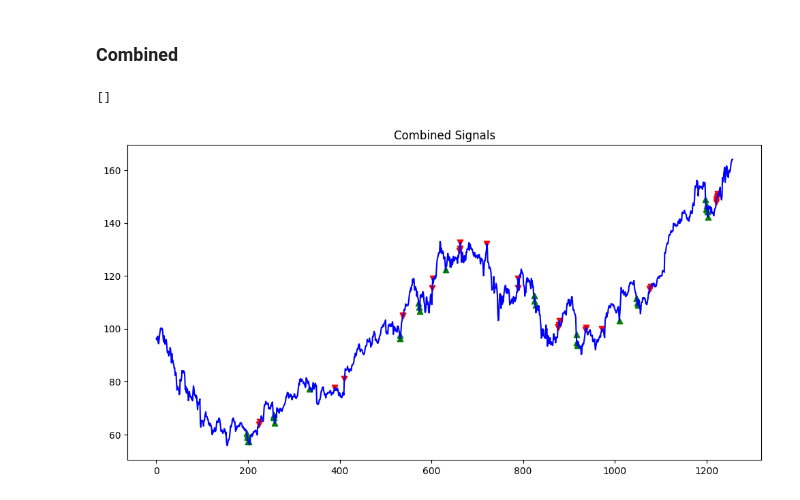
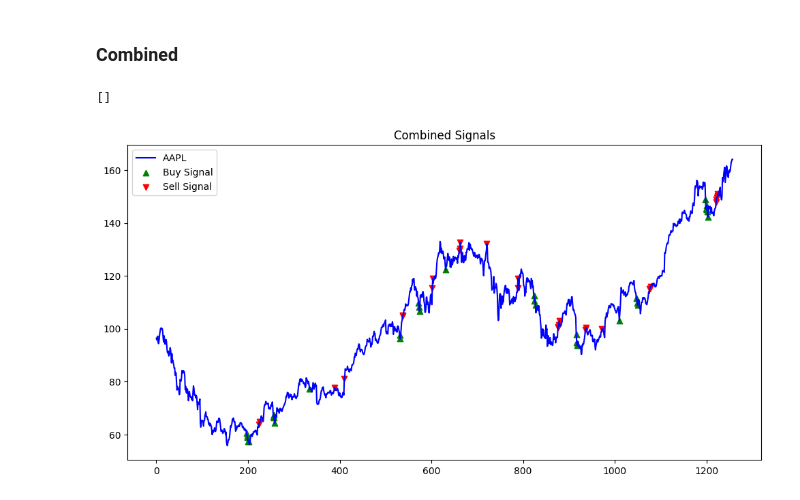
Before and after one commit to shaeantoine/greenscape, a Jupyter notebook: price-analysis.ipynb, the cells around one changed output. Drawn from its saved outputs; the diff is of its cells as text; code cells hidden in the pictures.

```diff
--- a/price-analysis.ipynb
+++ b/price-analysis.ipynb
@@ -192,11 +213,12 @@ combined_sell_signals = df[df['Combined Signal'] == -1]
 # %%
 plt.figure(figsize=(12, 6))
 plt.plot(df['Close'], label='AAPL', color='blue')
 plt.scatter(combined_buy_signals.index, combined_buy_signals['Close'], label='Buy Signal', color='green', marker='^', alpha=1)
 plt.scatter(combined_sell_signals.index, combined_sell_signals['Close'], label='Sell Signal', color='red', marker='v', alpha=1)
 
+plt.legend()
 plt.title('Combined Signals')
 plt.plot()
 # %% [output]
 []
-[figure, old version]
+[figure, new version]
```
Also changed, not shown: parts of 2 cells of this notebook, 2 other files.
